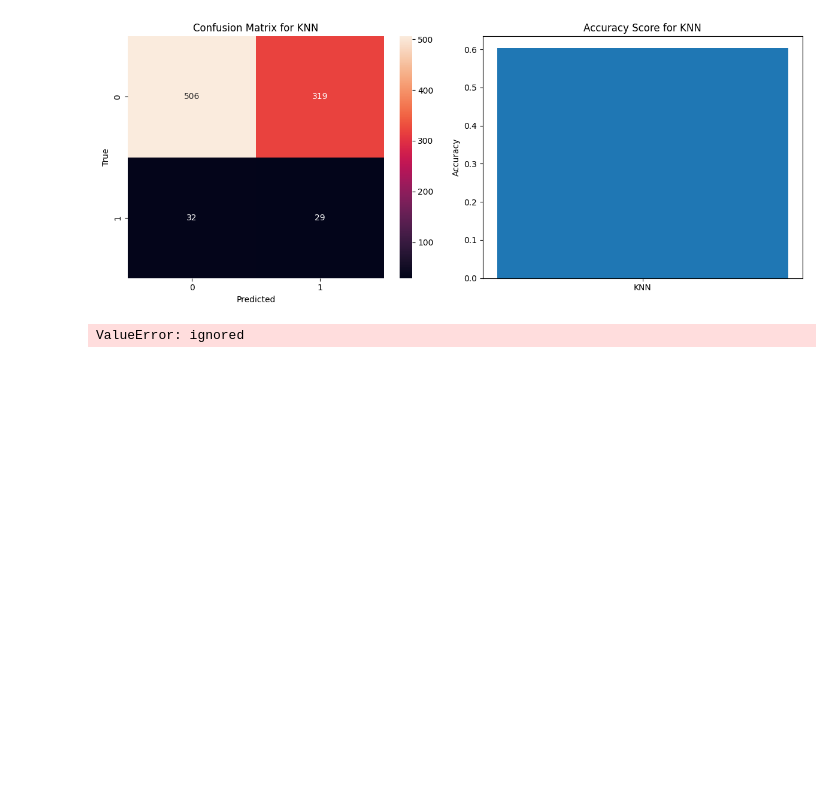
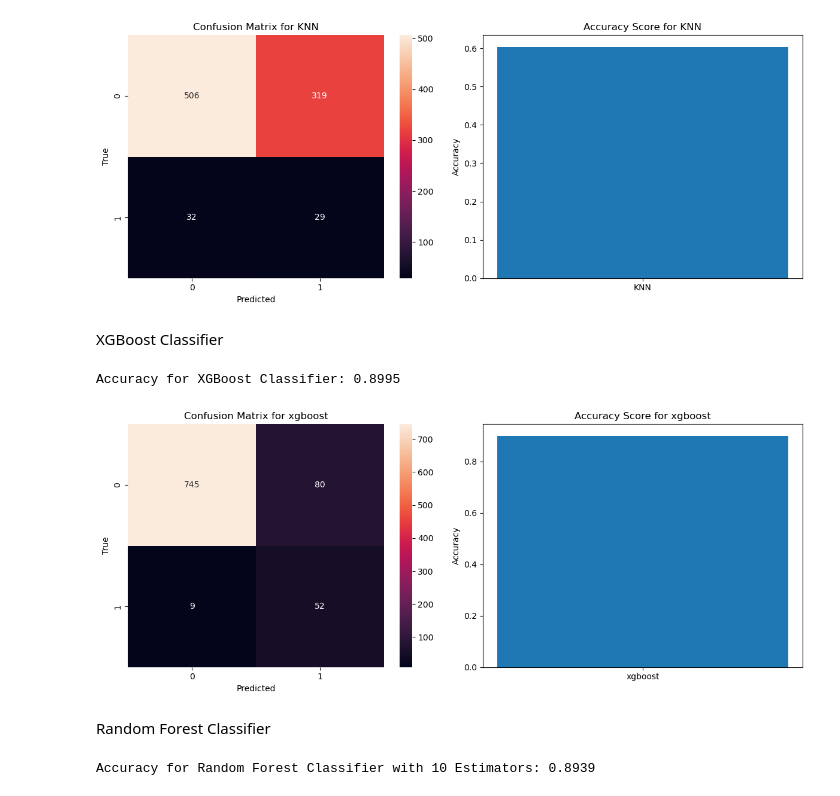
Before and after one commit to yingliu02/DATA240_Project, a Jupyter notebook: DATA240_project_w_models.ipynb, the cells around one changed output. Drawn from its saved outputs; the diff is of its cells as text; code cells hidden in the pictures; blank space fills up the shorter version.

Commit message:
Convert datatypes and fix xgboost model

```diff
--- a/DATA240_project_w_models.ipynb
+++ b/DATA240_project_w_models.ipynb
@@ -136,6 +141,13 @@ print(merged_data)
 # replacing values in column gender
 merged_data['gender'].replace(['female', 'male'],
                         [0, 1], inplace=True)
+# %%
+# convert all columns datatype to numeric
+
+merged_data['gender'] = merged_data['gender'].astype(int)
+merged_data['registration_init_time'] = merged_data['registration_init_time'].astype(int)
+merged_data['transaction_date'] = merged_data['transaction_date'].astype(int)
+merged_data['membership_expire_date'] = merged_data['membership_expire_date'].astype(int)
 # %%
 merged_data.dtypes
 # %% [output]
@@ -356,6 +342,8 @@ Accuracy for KNN Classifier: 0.6038
 plot_model_results(knn, X_test, y_test, 'KNN')
 # %% [output]
 [figure]
+# %% [markdown]
+XGBoost Classifier
 # %%
 import xgboost as xgb
 
@@ -372,4 +360,23 @@ y_pred_xgb = xgb_clf.predict(X_test)
 accuracy_xgb = accuracy_score(y_test, y_pred_xgb)
 print(f'Accuracy for XGBoost Classifier: {accuracy_xgb:.4f}')
 # %% [output]
-ValueError: ignored
+Accuracy for XGBoost Classifier: 0.8995
+# %%
+# For xgboost
+plot_model_results(xgb_clf, X_test, y_test, 'xgboost')
+# %% [output]
+[figure, added]
+# %% [markdown]
+Random Forest Classifier
+# %%
+from sklearn.ensemble import RandomForestClassifier
+
+RF = RandomForestClassifier(n_estimators=10, random_state=0)
+RF.fit(X_resampled, y_resampled)
+
+y_pred_RF = RF.predict(X_test)
+
+accuracy_RF = accuracy_score(y_test, y_pred_RF)
+print(f'Accuracy for Random Forest Classifier with 10 Estimators: {accuracy_RF:.4f}')
+# %% [output]
+Accuracy for Random Forest Classifier with 10 Estimators: 0.8939
```
Also changed, not shown: parts of 12 cells of this notebook.
